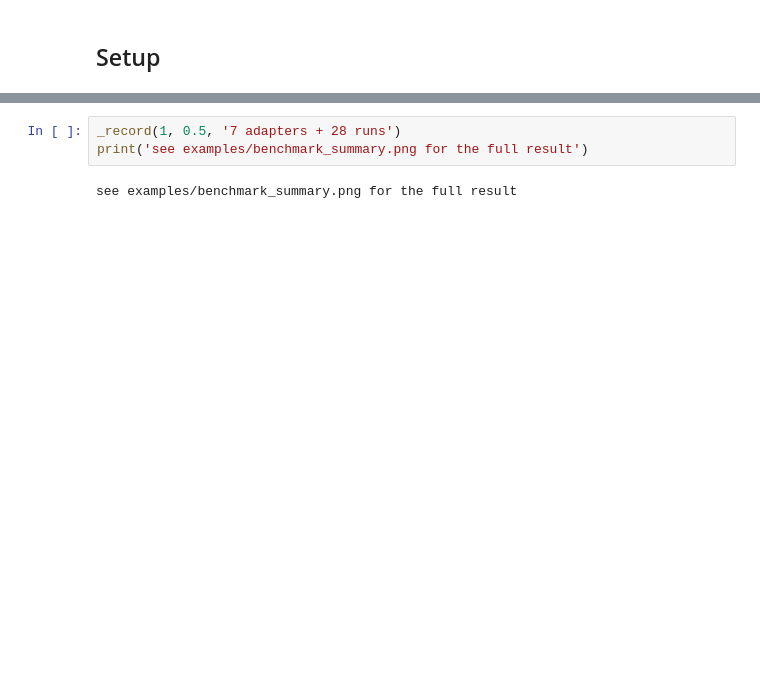
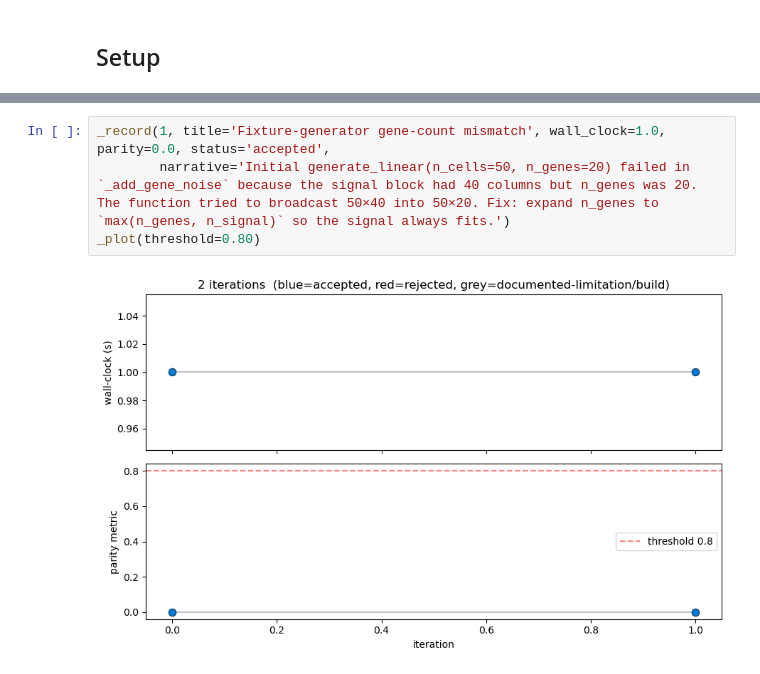
Before and after one commit to hurry060215-tech/py-dynbenchmark, a Jupyter notebook: examples/evolution.ipynb, the cells around one changed output, grey strips where cells are left out. Saved outputs shown, nothing was run; the diff lists cells and outputs as text; blank space fills up the shorter version.

```diff
--- a/examples/evolution.ipynb
+++ b/examples/evolution.ipynb
@@ -21,6 +60,7 @@ Added examples/benchmark_traj_ports.py that wraps pySCORPIUS, pyTSCAN, pySlingsh
 # %%
-_record(1, 0.5, '7 adapters + 28 runs')
-print('see examples/benchmark_summary.png for the full result')
+_record(1, title='Fixture-generator gene-count mismatch', wall_clock=1.0, parity=0.0, status='accepted',
+        narrative='Initial generate_linear(n_cells=50, n_genes=20) failed in `_add_gene_noise` because the signal block had 40 columns but n_genes was 20. The function tried to broadcast 50×40 into 50×20. Fix: expand n_genes to `max(n_genes, n_signal)` so the signal always fits.')
+_plot(threshold=0.80)
 # %% [output]
-see examples/benchmark_summary.png for the full result
+[figure, added]
 # %% [markdown]
```
Also changed, not shown: parts of 17 cells of this notebook, 1 other file.
